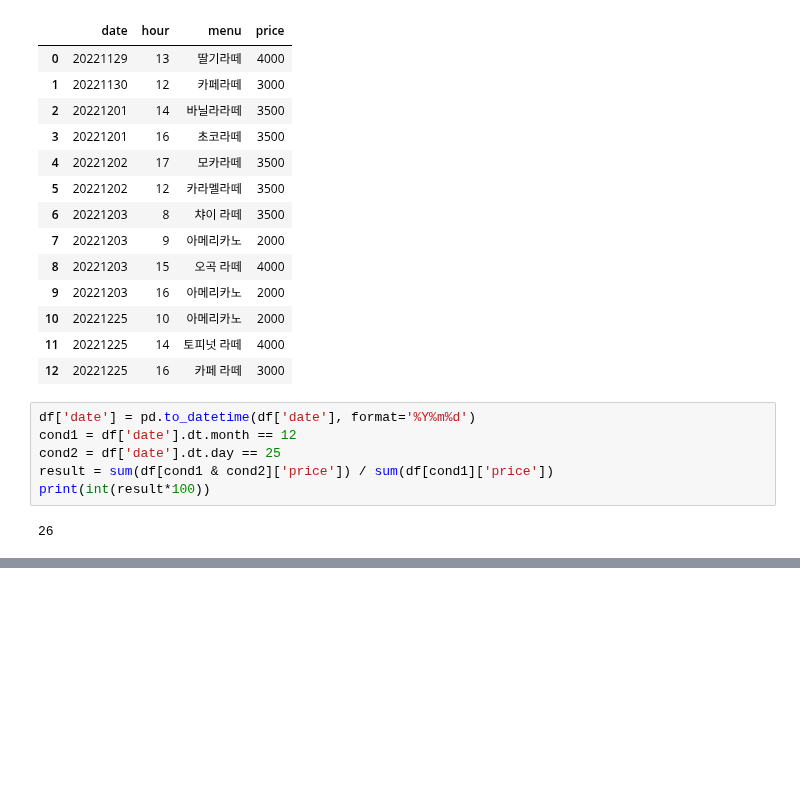
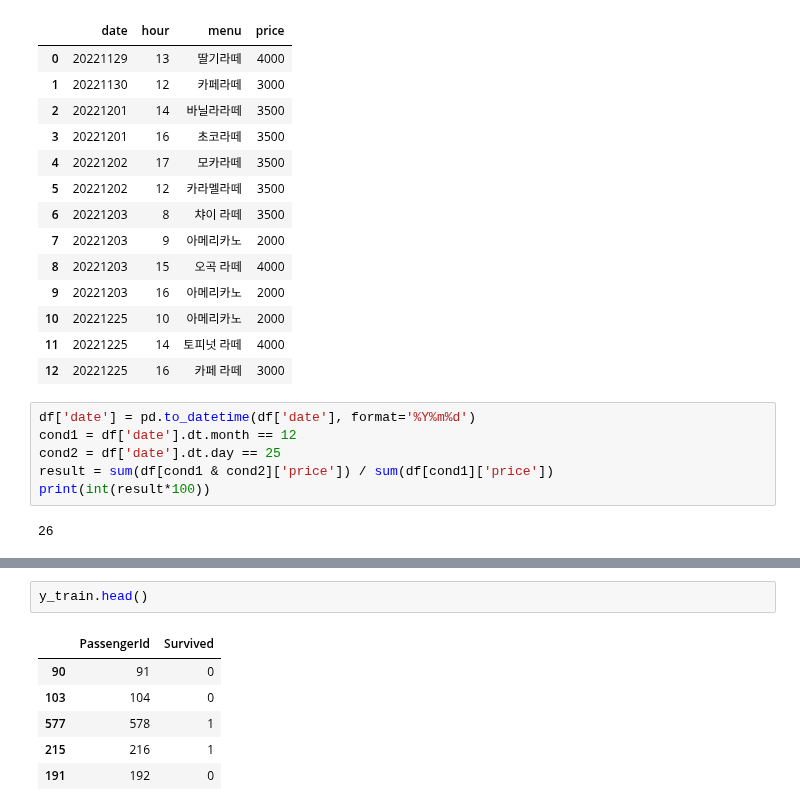
Before and after one commit to zudata/BEAKJOON, a Jupyter notebook: study/Big Data Certification study.ipynb, the cells around one changed output, grey strips where cells are left out. Saved outputs shown, nothing was run; the diff lists cells and outputs as text; blank space fills up the shorter version.

```diff
--- a/study/Big Data Certification study.ipynb
+++ b/study/Big Data Certification study.ipynb
@@ -1780,0 +1864,9 @@ print(int(df[cond]['age'].mean()))
+# %%
+y_train.head()
+# %% [output]
+|  | PassengerId | Survived |
+| 90 | 91 | 0 |
+| 103 | 104 | 0 |
+| 577 | 578 | 1 |
+| 215 | 216 | 1 |
+| 191 | 192 | 0 |
```
Also changed, not shown: parts of 58 cells of this notebook.
